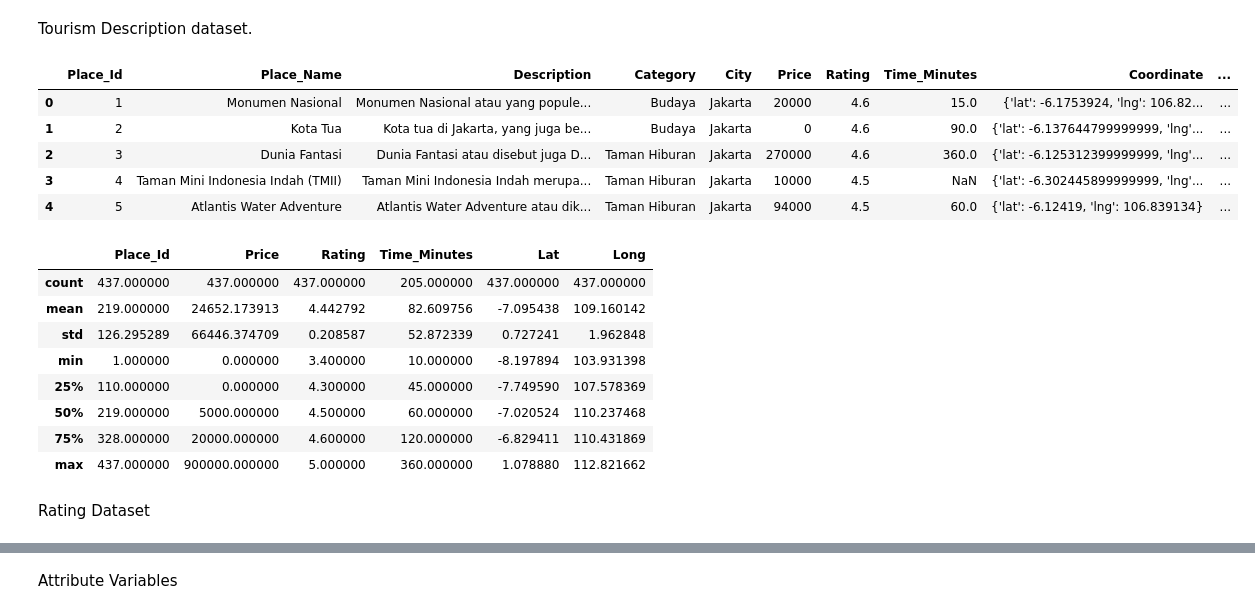
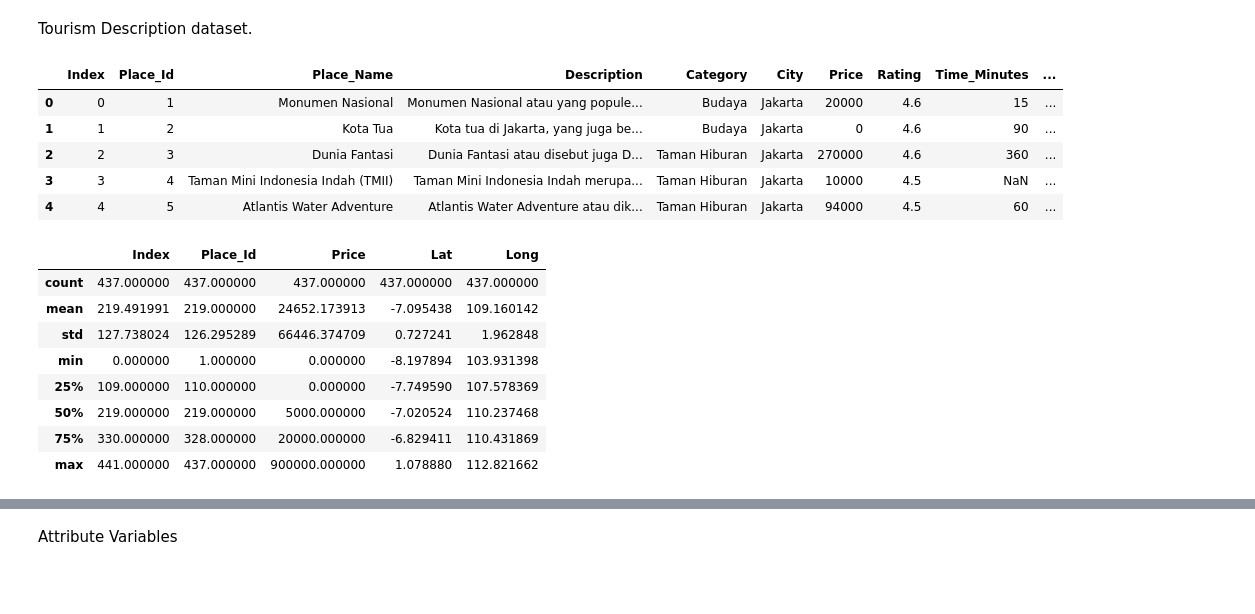
Before and after one commit to MaxZx3000/AI-Compfest-GigaPrime, a Jupyter notebook: artificial-intelligence/recommendation_system_tourism_place.ipynb, the cells around one changed output, grey strips where cells are left out. Drawn from its saved outputs; the diff is of its cells as text; code cells hidden in the pictures; blank space fills up the shorter version.

```diff
--- a/artificial-intelligence/recommendation_system_tourism_place.ipynb
+++ b/artificial-intelligence/recommendation_system_tourism_place.ipynb
@@ -50,29 +45,26 @@ True
 # %% [markdown]
 Tourism Description dataset.
 # %%
-dataset_path = "tourism_with_id.csv"
-data_df = pd.read_csv(dataset_path, delimiter = ',')
+dataset_path = "tourism_summarized.csv"
+data_df = pd.read_csv(dataset_path, delimiter = ';', decimal = ',')
 
-data_df.drop(["Unnamed: 11", "Unnamed: 12"], axis = 1, inplace = True)
 data_df.head(5)
 # %% [output]
-|  | Place_Id | Place_Name | Description | Category | City | Price | Rating | Time_Minutes | Coordinate | ... |
-| 0 | 1 | Monumen Nasional | Monumen Nasional atau yang popule... | Budaya | Jakarta | 20000 | 4.6 | 15.0 | {'lat': -6.1753924, 'lng': 106.82... | ... |
-| 1 | 2 | Kota Tua | Kota tua di Jakarta, yang juga be... | Budaya | Jakarta | 0 | 4.6 | 90.0 | {'lat': -6.137644799999999, 'lng'... | ... |
-| 2 | 3 | Dunia Fantasi | Dunia Fantasi atau disebut juga D... | Taman Hiburan | Jakarta | 270000 | 4.6 | 360.0 | {'lat': -6.125312399999999, 'lng'... | ... |
-| 3 | 4 | Taman Mini Indonesia Indah (TMII) | Taman Mini Indonesia Indah merupa... | Taman Hiburan | Jakarta | 10000 | 4.5 | NaN | {'lat': -6.302445899999999, 'lng'... | ... |
-| 4 | 5 | Atlantis Water Adventure | Atlantis Water Adventure atau dik... | Taman Hiburan | Jakarta | 94000 | 4.5 | 60.0 | {'lat': -6.12419, 'lng': 106.839134} | ... |
+|  | Index | Place_Id | Place_Name | Description | Category | City | Price | Rating | Time_Minutes | ... |
+| 0 | 0 | 1 | Monumen Nasional | Monumen Nasional atau yang popule... | Budaya | Jakarta | 20000 | 4.6 | 15 | ... |
+| 1 | 1 | 2 | Kota Tua | Kota tua di Jakarta, yang juga be... | Budaya | Jakarta | 0 | 4.6 | 90 | ... |
+| 2 | 2 | 3 | Dunia Fantasi | Dunia Fantasi atau disebut juga D... | Taman Hiburan | Jakarta | 270000 | 4.6 | 360 | ... |
+| 3 | 3 | 4 | Taman Mini Indonesia Indah (TMII) | Taman Mini Indonesia Indah merupa... | Taman Hiburan | Jakarta | 10000 | 4.5 | NaN | ... |
+| 4 | 4 | 5 | Atlantis Water Adventure | Atlantis Water Adventure atau dik... | Taman Hiburan | Jakarta | 94000 | 4.5 | 60 | ... |
 # %%
 data_df.describe()
 # %% [output]
-|  | Place_Id | Price | Rating | Time_Minutes | Lat | Long |
-| count | 437.000000 | 437.000000 | 437.000000 | 205.000000 | 437.000000 | 437.000000 |
-| mean | 219.000000 | 24652.173913 | 4.442792 | 82.609756 | -7.095438 | 109.160142 |
-| std | 126.295289 | 66446.374709 | 0.208587 | 52.872339 | 0.727241 | 1.962848 |
-| min | 1.000000 | 0.000000 | 3.400000 | 10.000000 | -8.197894 | 103.931398 |
-| 25% | 110.000000 | 0.000000 | 4.300000 | 45.000000 | -7.749590 | 107.578369 |
-| 50% | 219.000000 | 5000.000000 | 4.500000 | 60.000000 | -7.020524 | 110.237468 |
-| 75% | 328.000000 | 20000.000000 | 4.600000 | 120.000000 | -6.829411 | 110.431869 |
-| max | 437.000000 | 900000.000000 | 5.000000 | 360.000000 | 1.078880 | 112.821662 |
+|  | Index | Place_Id | Price | Lat | Long |
+| count | 437.000000 | 437.000000 | 437.000000 | 437.000000 | 437.000000 |
+| mean | 219.491991 | 219.000000 | 24652.173913 | -7.095438 | 109.160142 |
+| std | 127.738024 | 126.295289 | 66446.374709 | 0.727241 | 1.962848 |
+| min | 0.000000 | 1.000000 | 0.000000 | -8.197894 | 103.931398 |
+| 25% | 109.000000 | 110.000000 | 0.000000 | -7.749590 | 107.578369 |
+| 50% | 219.000000 | 219.000000 | 5000.000000 | -7.020524 | 110.237468 |
+| 75% | 330.000000 | 328.000000 | 20000.000000 | -6.829411 | 110.431869 |
+| max | 441.000000 | 437.000000 | 900000.000000 | 1.078880 | 112.821662 |
-# %% [markdown]
-Rating Dataset
```
Also changed, not shown: parts of 37 cells of this notebook.
